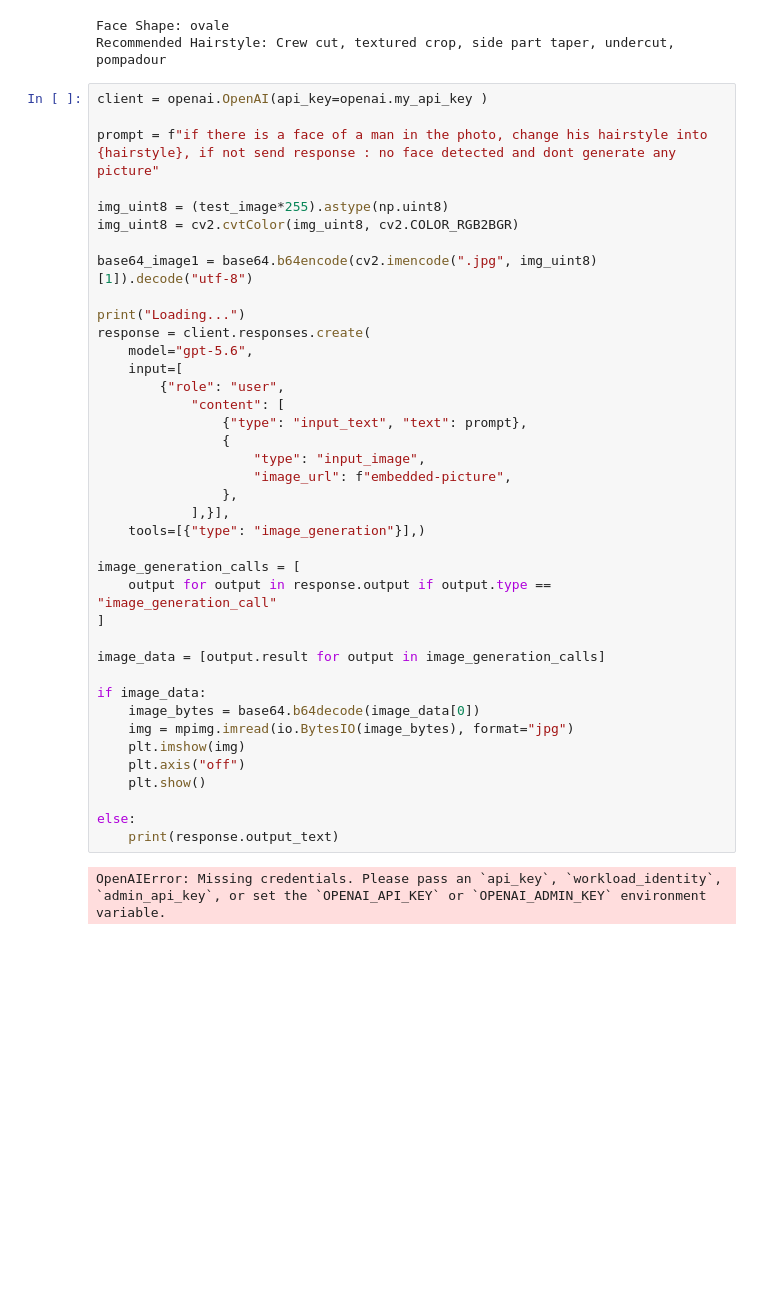
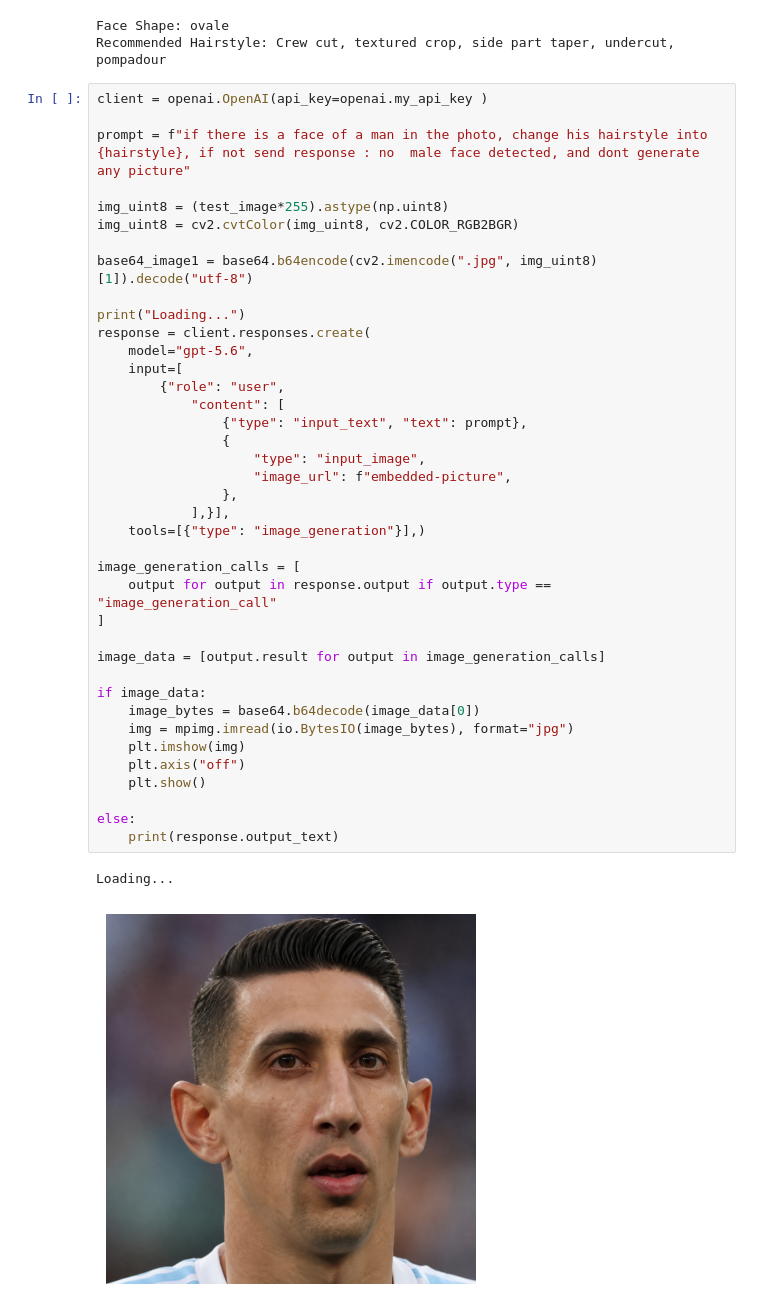
Before and after one commit to Rafizo/FTDS-042-HCK-group-001, a Jupyter notebook: inf.ipynb, the cells around one changed output. Cells and saved outputs as stored; diff of their text form; blank space fills up the shorter version.

```diff
--- a/inf.ipynb
+++ b/inf.ipynb
@@ -99,7 +99,7 @@ Recommended Hairstyle: Crew cut, textured crop, side part taper, undercut, pompa
 # %%
 client = openai.OpenAI(api_key=openai.my_api_key )
 
-prompt = f"if there is a face of a man in the photo, change his hairstyle into {hairstyle}, if not send response : no face detected and dont generate any picture"
+prompt = f"if there is a face of a man in the photo, change his hairstyle into {hairstyle}, if not send response : no  male face detected, and dont generate any picture"
 
 img_uint8 = (test_image*255).astype(np.uint8)
 img_uint8 = cv2.cvtColor(img_uint8, cv2.COLOR_RGB2BGR)
@@ -109,31 +109,32 @@ base64_image1 = base64.b64encode(cv2.imencode(".jpg", img_uint8)[1]).decode("utf
 print("Loading...")
 response = client.responses.create(
     model="gpt-5.6",
     input=[
         {"role": "user",
             "content": [
                 {"type": "input_text", "text": prompt},
                 {
                     "type": "input_image",
                     "image_url": f"embedded-picture",
                 },
             ],}],
     tools=[{"type": "image_generation"}],)
 
 image_generation_calls = [
     output for output in response.output if output.type == "image_generation_call"
 ]
 
 image_data = [output.result for output in image_generation_calls]
 
 if image_data:
     image_bytes = base64.b64decode(image_data[0])
     img = mpimg.imread(io.BytesIO(image_bytes), format="jpg")
     plt.imshow(img)
     plt.axis("off")
     plt.show()
 
 else:
     print(response.output_text)
 # %% [output]
-OpenAIError: Missing credentials. Please pass an `api_key`, `workload_identity`, `admin_api_key`, or set the `OPENAI_API_KEY` or `OPENAI_ADMIN_KEY` environment variable.
+Loading...
+[figure, added]
```
Also changed, not shown: parts of 1 cell of this notebook, 1 other file.
